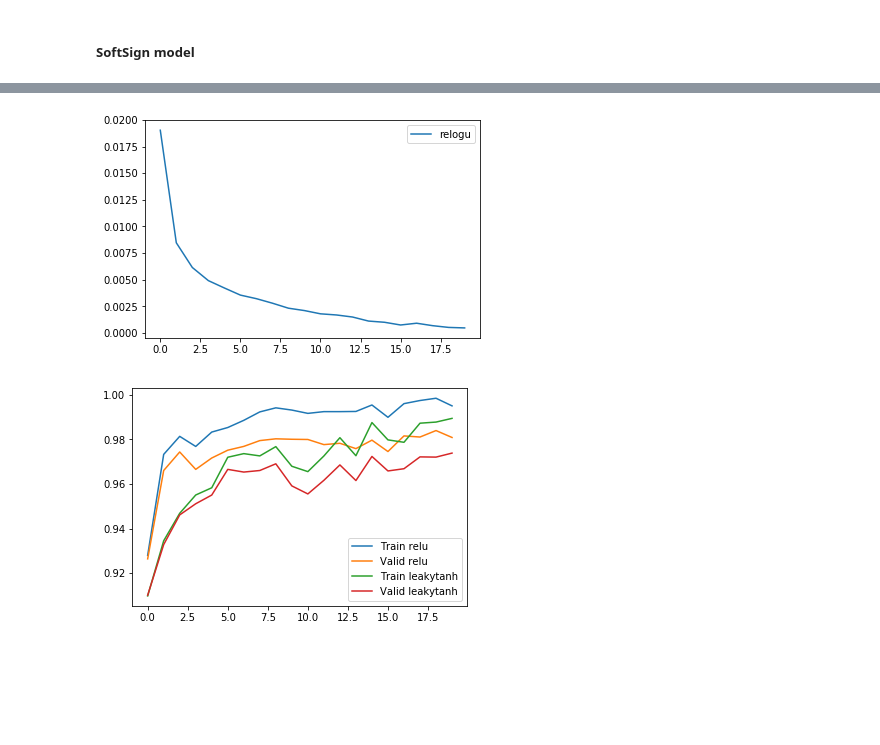
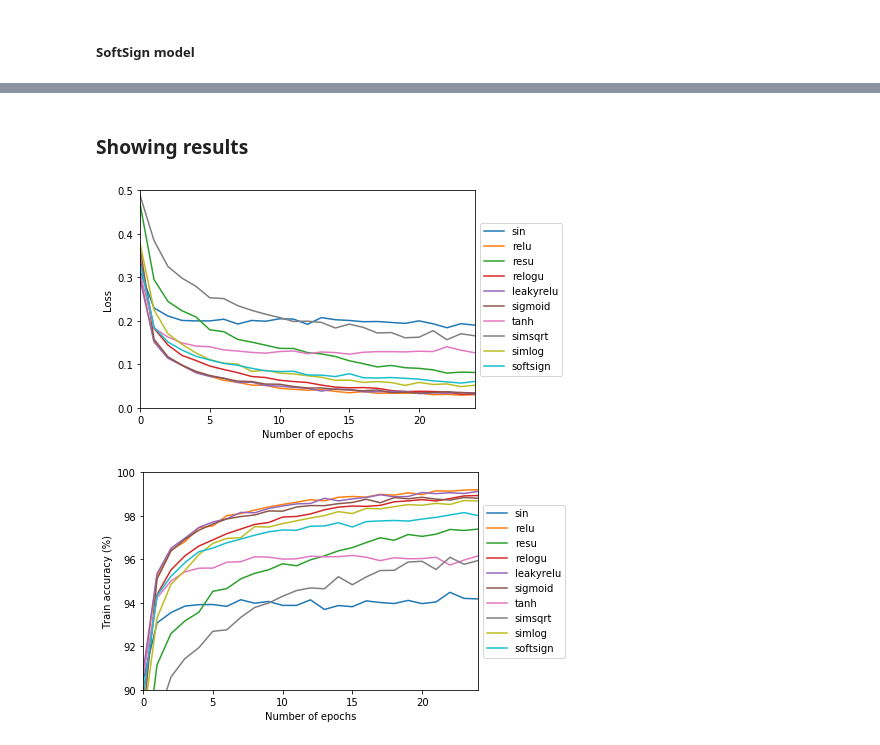
Before and after one commit to patricebechard/activation_functions, a Jupyter notebook: main.ipynb, the cells around one changed output, grey strips where cells are left out. Cells and saved outputs as stored; diff of their text form; code cells hidden in the pictures; blank space fills up the shorter version.

Commit message:
added results and updated readme

```diff
--- a/main.ipynb
+++ b/main.ipynb
@@ -237,5 +376,5 @@ loss_tanh, train_acc_tanh, valid_acc_tanh = train(model, dataloaders, n_epochs)
 # %% [markdown]
 ##### SimSqrt model
 # %%
-model = CustomActvClf(actv.SimSqrt)
-loss_simsqrt, train_acc_simsqrt, valid_acc_simsqrt = train(model, dataloaders, n_epochs)
+model = CustomActvClf(actv.SimSqrt, name='simsqrt')
+train(model, dataloaders, n_epochs)
@@ -242,5 +399,5 @@ loss_simsqrt, train_acc_simsqrt, valid_acc_simsqrt = train(model, dataloaders, n
 # %% [markdown]
 ##### SimLog model
 # %%
-model = CustomActvClf(actv.SimLog)
-loss_simlog, train_acc_simlog, valid_acc_simlog = train(model, dataloaders, n_epochs)
+model = CustomActvClf(actv.SimLog, name='simlog')
+train(model, dataloaders, n_epochs)
@@ -247,5 +422,5 @@ loss_simlog, train_acc_simlog, valid_acc_simlog = train(model, dataloaders, n_ep
 # %% [markdown]
 ##### SoftSign model
 # %%
-model = CustomActvClf(nn.Softsign)
-loss_softsign, train_acc_softsign, valid_acc_softsign = train(model, dataloaders, n_epochs)
+model = CustomActvClf(nn.Softsign, name='softsign')
+train(model, dataloaders, n_epochs)
@@ -252,19 +445,41 @@ loss_softsign, train_acc_softsign, valid_acc_softsign = train(model, dataloaders
-# %%
-#plt.plot(loss_relu, label='relu')
-#plt.plot(loss_leaky, label='leakytanh')
-#plt.plot(loss_soft, label='softsign')
-plt.plot(loss_relogu, label='relogu')
-plt.legend(fancybox=True)
-plt.show()
-# %% [output]
-[figure, removed]
-# %%
-plt.plot(train_acc_relu, label='Train relu')
-plt.plot(valid_acc_relu, label='Valid relu')
-plt.plot(train_acc_leaky, label='Train leakytanh')
-plt.plot(valid_acc_leaky, label='Valid leakytanh')
-
-plt.legend(fancybox=True)
-plt.show()
-# %% [output]
-[figure, removed]
+# %% [markdown]
+### Showing results
+# %%
+activations = ['sin', 'relu', 'resu', 'relogu', 'leakyrelu',
+               'sigmoid', 'tanh', 'simsqrt', 'simlog', 'softsign']
+# %%
+i = 0
+for name in activations:
+
+    loss = np.loadtxt(results_dir + name + '_loss.txt')
+
+    plt.plot(np.arange(n_epochs), loss, c='C%d'%i, label=name)
+    i += 1
+    i = i % 10
+
+plt.xlabel('Number of epochs')
+plt.ylabel('Loss')
+plt.legend(fancybox=True, loc='center left', bbox_to_anchor=(1, 0.5))
+plt.axis([0, n_epochs-1, 0, 0.5])
+plt.savefig(results_dir + 'loss.png')
+plt.show()
+# %% [output]
+[figure, added]
+# %%
+i = 0
+for name in activations:
+
+    train_acc = np.loadtxt(results_dir + name + '_train_acc.txt')
+
+    plt.plot(np.arange(n_epochs), train_acc, c='C%d'%i, label=name)
+    i += 1
+    i = i % 10
+
+plt.xlabel('Number of epochs')
+plt.ylabel('Train accuracy (%)')
+plt.legend(fancybox=True, loc='center left', bbox_to_anchor=(1, 0.5))
+plt.axis([0, n_epochs-1, 90, 100])
+plt.savefig(results_dir + 'train_acc.png')
+plt.show()
+# %% [output]
+[figure, added]
```
Also changed, not shown: parts of 17 cells of this notebook, 36 other files.
